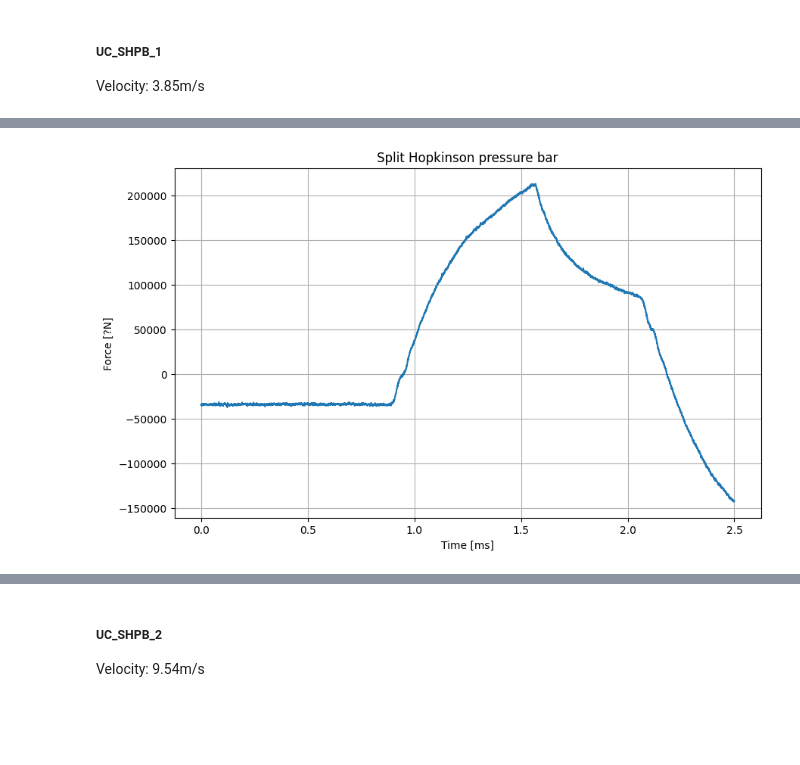
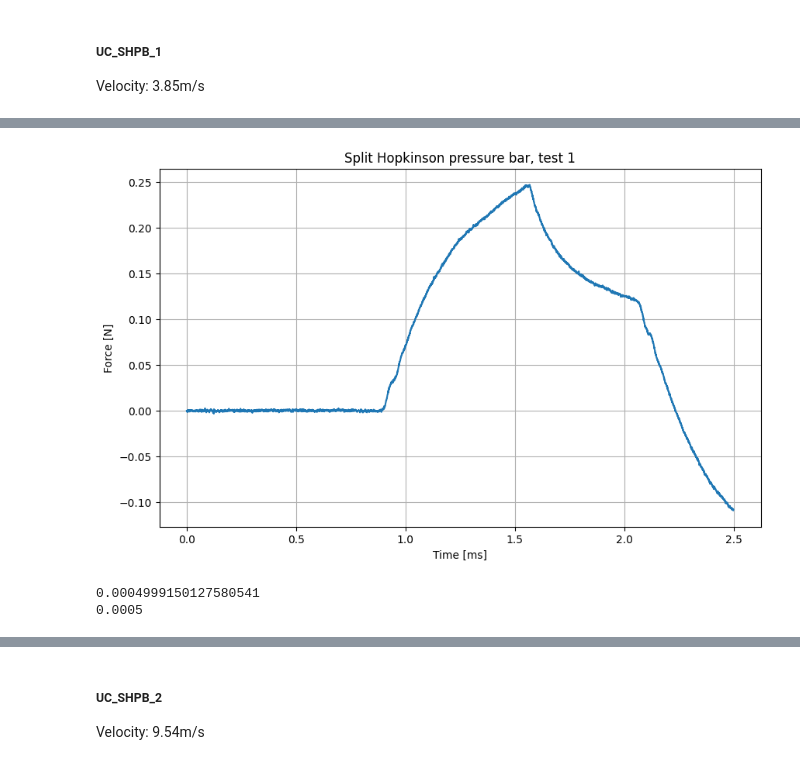
Before and after one commit to monarach/MASTER_THESIS, a Jupyter notebook: KODE/Preliminary_tests.ipynb, the cells around one changed output, grey strips where cells are left out. Drawn from its saved outputs; the diff is of its cells as text; code cells hidden in the pictures; blank space fills up the shorter version.

Commit message:
Split hopkinson edit after consulting with lars

```diff
--- a/KODE/Preliminary_tests.ipynb
+++ b/KODE/Preliminary_tests.ipynb
@@ -89,8 +89,8 @@ def TimeAndStrain_fromExcel(fileName, sheetName):
 
     return SG_2_2, time
 # %%
-def StrainToForce(eps, E, A): #Eps i microS (*10^-6)
-    sigma = eps*E
+def StrainToForce(eps, E, A): #Eps i microS (*10^-6) -> Force i N?
+    sigma = eps*(10**(-6))*E
     F = sigma*A
     return F
 # %%
@@ -124,13 +131,22 @@ plot_2_arrays(time_UC_SHPB_1, disp_UC_SHPB_1, 'Time [ms]', 'Displacement [mm]',
 # %%
 #Machine data
-SG_2_2_SHPB_1, time_machine_SHPB_1 = TimeAndStrain_fromExcel('Preliminary_tests_data.xlsx', 'UC_SHPB1')
+SG_2_2_SH_1, time_machine_SH_1 = TimeAndStrain_fromExcel('Preliminary_tests_data.xlsx', 'UC_SHPB1')
 
 #Convert strain to force
-F_SHPB_1 = StrainToForce(SG_2_2_SHPB_1, E, A0)
+temp_force = StrainToForce(SG_2_2_SH_1, E, A0)
 
-plot_2_arrays(time_machine_SHPB_1, F_SHPB_1, 'Time [ms]', 'Force [?N]', 'Split Hopkinson pressure bar')
+F_SH_1 = temp_force - np.mean(temp_force[0:100])
+
+plot_2_arrays(time_machine_SH_1, F_SH_1, 'Time [ms]', 'Force [N]', 'Split Hopkinson pressure bar, test 1')
 # %% [output]
-[figure, old version]
+[figure, new version]
+# %%
+
+print(time_UC_SHPB_1[1]-time_UC_SHPB_1[0])
+print(time_machine_SH_1[1]-time_machine_SH_1[0])
+# %% [output]
+0.0004999150127580541
+0.0005
 # %%
 # Matching DIC to machine measurements
 
```
Also changed, not shown: parts of 4 cells of this notebook.
